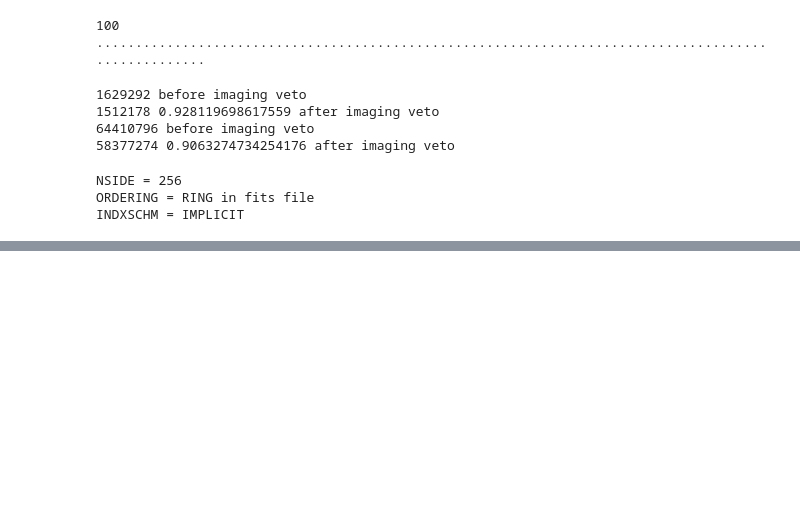
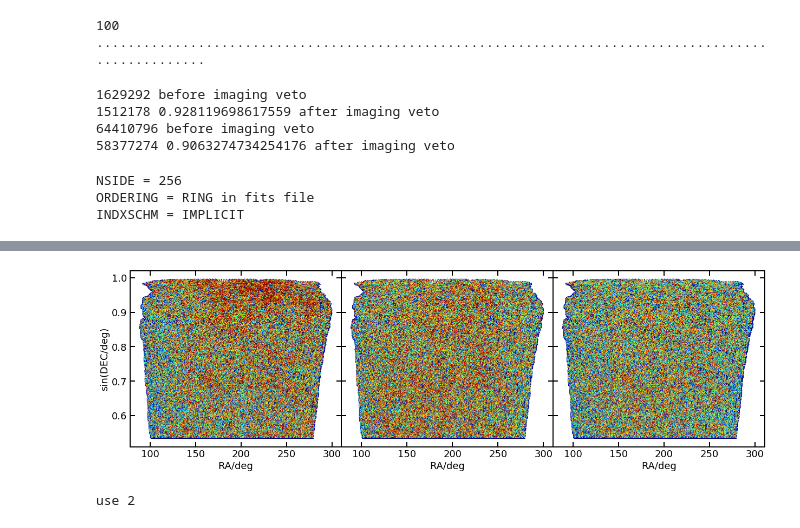
Before and after one commit to mehdirezaie/FFTLog-and-beyond, a Jupyter notebook: notebook/DESIsv3QSO.ipynb, the cells around one changed output, grey strips where cells are left out. Saved outputs shown, nothing was run; the diff lists cells and outputs as text; code cells hidden in the pictures; blank space fills up the shorter version.

```diff
--- a/notebook/DESIsv3QSO.ipynb
+++ b/notebook/DESIsv3QSO.ipynb
@@ -409,0 +564,21 @@ for i in range(len(cl_mock['cl_sg'])):
+# %%
+nside = 256
+# dhp = ut.hpixsum(nside, dcat['RA'], dcat['DEC'], weights=wsys)
+dhp_ = ut.hpixsum(nside, dcat['RA'], dcat['DEC'])*1.0
+# rhp = ut.hpixsum(nside, rcat['RA'], rcat['DEC'])*1.0
+# dhp_ed = ut.hpixsum(nside, dcat['RA'], dcat['DEC'], weights=wsys_ed)
+# mask = rhp > 0
+# %%
+ra, dec = ut.hpix2radec(256, np.argwhere(mask).flatten())
+sdec = np.sin(np.radians(dec))
+fg, ax = plt.subplots(ncols=3, sharey=True, figsize=(21, 6))
+fg.subplots_adjust(wspace=0.0)
+
+ax[0].scatter(ra, sdec, 1, c=dhp_[mask], marker='h', vmin=8, vmax=20, cmap=plt.cm.jet)
+ax[1].scatter(ra, sdec, 1, c=dhp[mask], marker='h', vmin=8, vmax=20, cmap=plt.cm.jet)
+ax[2].scatter(ra, sdec, 1, c=dhp_ed[mask], marker='h', vmin=8, vmax=20, cmap=plt.cm.jet)
+
+ax[0].set(ylabel='sin(DEC/deg)')
+for axi in ax:axi.set(xlabel='RA/deg')
+# %% [output]
+[figure, added]
@@ -409,0 +587,4 @@ for i in range(len(cl_mock['cl_sg'])):
+# %%
+nn = NNWeight('/home/mehdi/data/dr9v0.57.0/sv3nn_v1/regression/v1/sv3nn_LRG_NBMZLS_256/nn-weights.fits', 256, aggregate='none', ix=2)
+# %% [output]
+use 2
```
Also changed, not shown: parts of 54 cells of this notebook, 1 other file.
